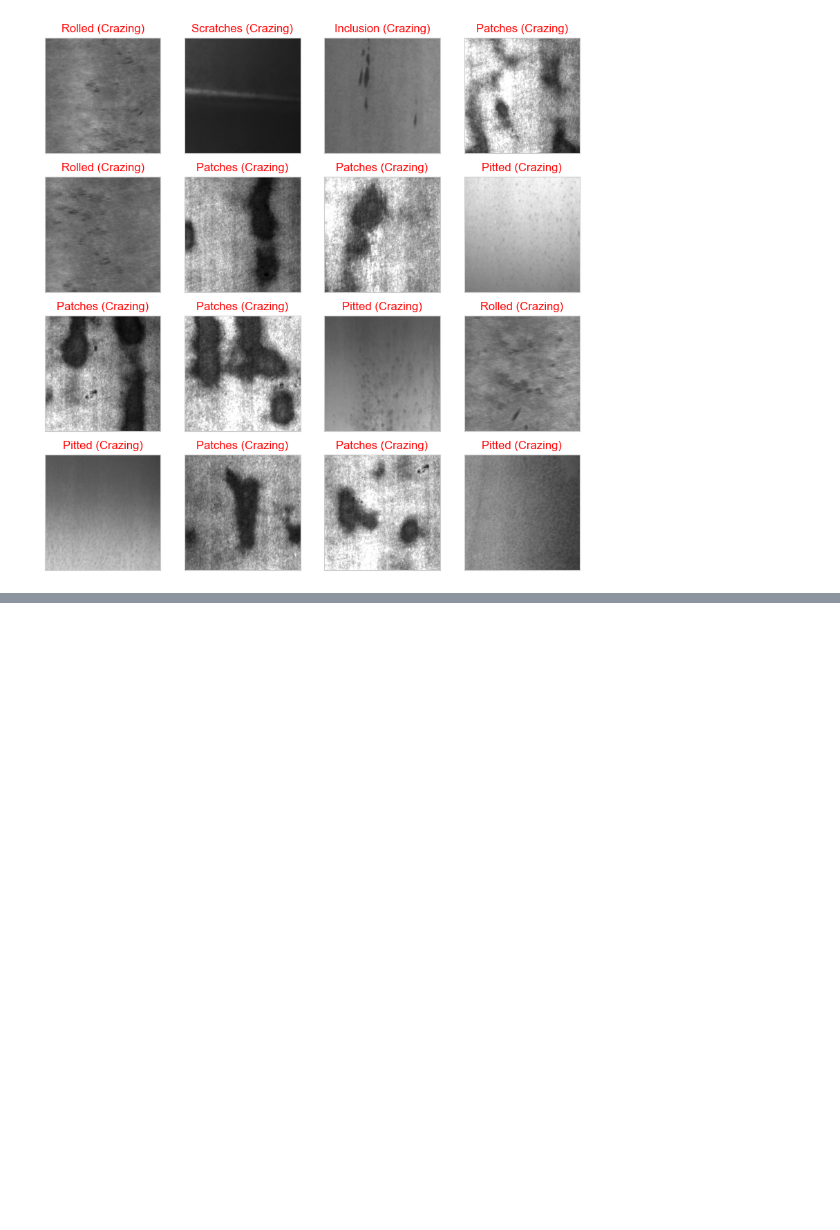
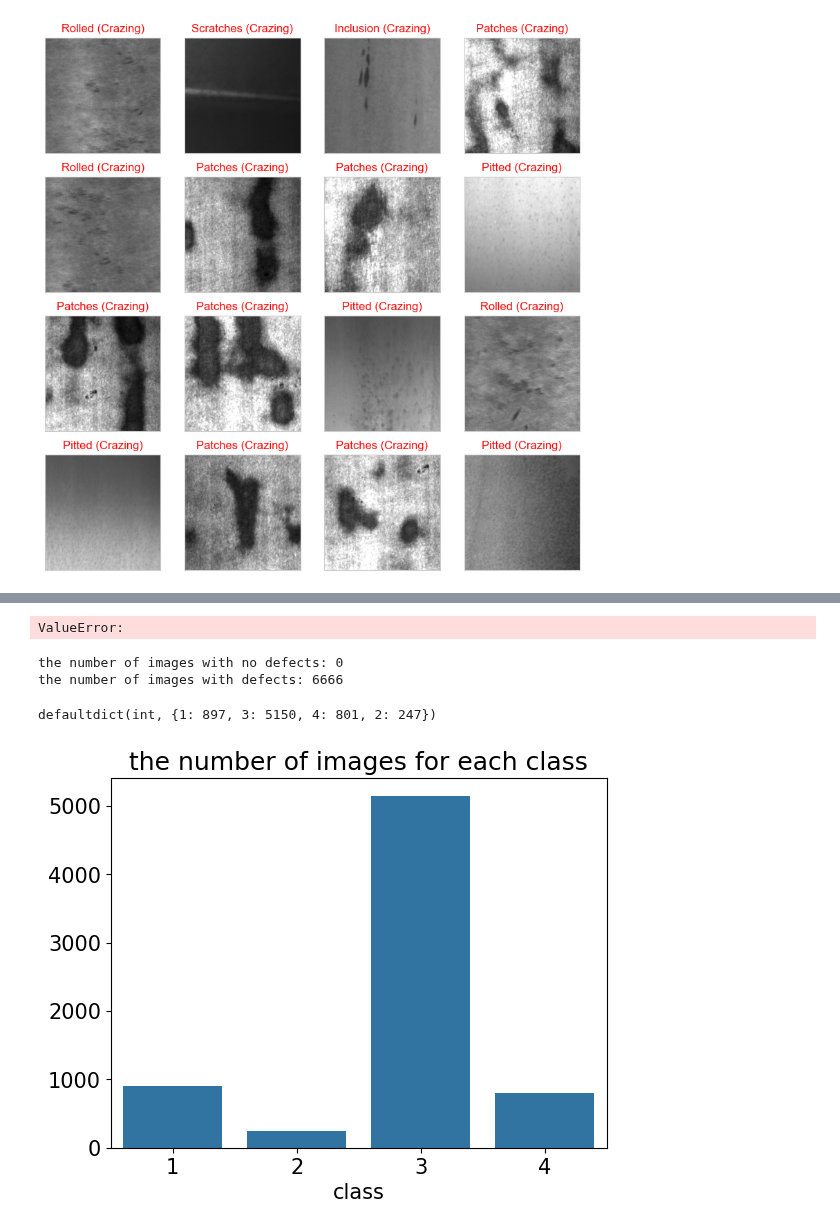
Before and after one commit to amitkumargope/AI-Engineer-Roadmap, a Jupyter notebook: Computer-vision - (Steel industry)/Steel_defects_detection.ipynb, the cells around one changed output, grey strips where cells are left out. Saved outputs shown, nothing was run; the diff lists cells and outputs as text; code cells hidden in the pictures; blank space fills up the shorter version.

```diff
--- a/Computer-vision - (Steel industry)/Steel_defects_detection.ipynb
+++ b/Computer-vision - (Steel industry)/Steel_defects_detection.ipynb
@@ -233,0 +258,3 @@ for i, idx in enumerate(np.random.choice(x_test.shape[0], size=16, replace=False
+# %%
+train_df = pd.read_csv("C:/Users/gopeami/OneDrive - Vesuvius/Desktop/PhD13- 2025-2026/ML Practice/Material property Design/Steel Surface Defects Classification/severstal-steel-defect-detection/train.csv")
+sample_df = pd.read_csv("C:/Users/gopeami/OneDrive - Vesuvius/Desktop/PhD13- 2025-2026/ML Practice/Material property Design/Steel Surface Defects Classification/severstal-steel-defect-detection/sample_submission.csv")
@@ -233,0 +279,41 @@ for i, idx in enumerate(np.random.choice(x_test.shape[0], size=16, replace=False
+# %%
+class_dict = defaultdict(int)
+
+kind_class_dict = defaultdict(int)
+
+no_defects_num = 0
+defects_num = 0
+
+for col in range(0, len(train_df), 4):
+    img_names = [str(i).split("_")[0] for i in train_df.iloc[col:col+4, 0].values]
+    if not (img_names[0] == img_names[1] == img_names[2] == img_names[3]):
+        raise ValueError
+
+    labels = train_df.iloc[col:col+4, 1]
+    if labels.isna().all():
+        no_defects_num += 1
+    else:
+        defects_num += 1
+
+    kind_class_dict[sum(labels.isna().values == False)] += 1
+
+    for idx, label in enumerate(labels.isna().values.tolist()):
+        if label == False:
+            class_dict[idx+1] += 1
+# %% [output]
+ValueError:
+# %%
+print("the number of images with no defects: {}".format(no_defects_num))
+print("the number of images with defects: {}".format(defects_num))
+# %% [output]
+the number of images with no defects: 0
+the number of images with defects: 6666
+# %%
+fig, ax = plt.subplots()
+sns.barplot(x=list(class_dict.keys()), y=list(class_dict.values()), ax=ax)
+ax.set_title("the number of images for each class")
+ax.set_xlabel("class")
+class_dict
+# %% [output]
+defaultdict(int, {1: 897, 3: 5150, 4: 801, 2: 247})
+[figure, added]
```
Also changed, not shown: parts of 22 cells of this notebook.
